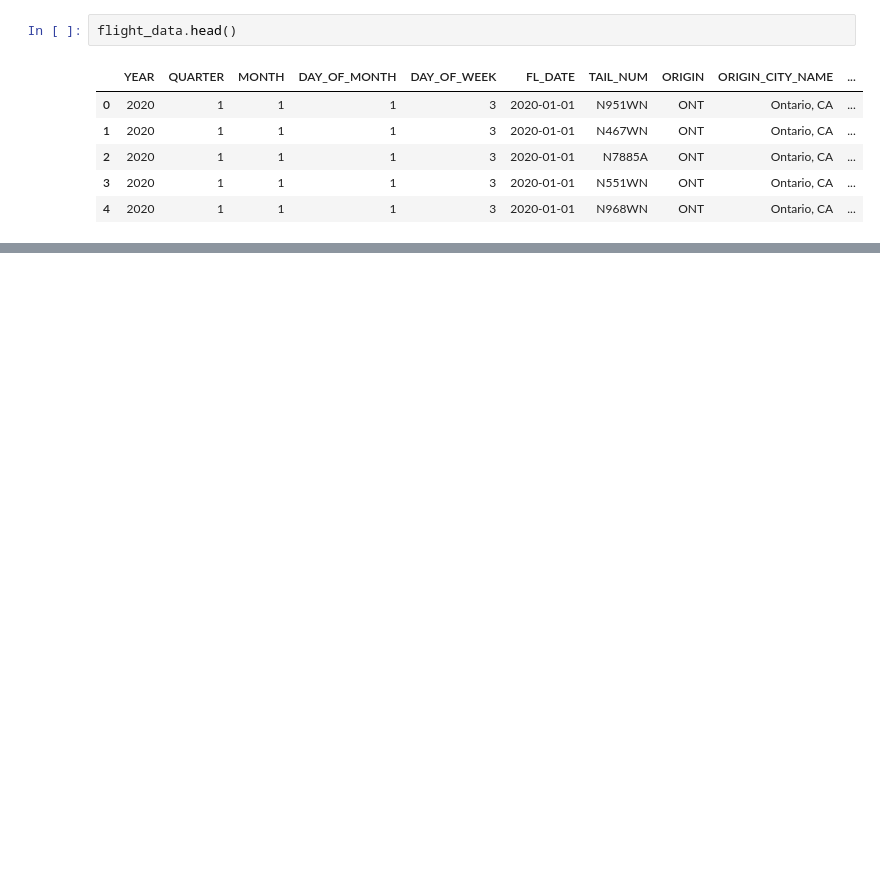
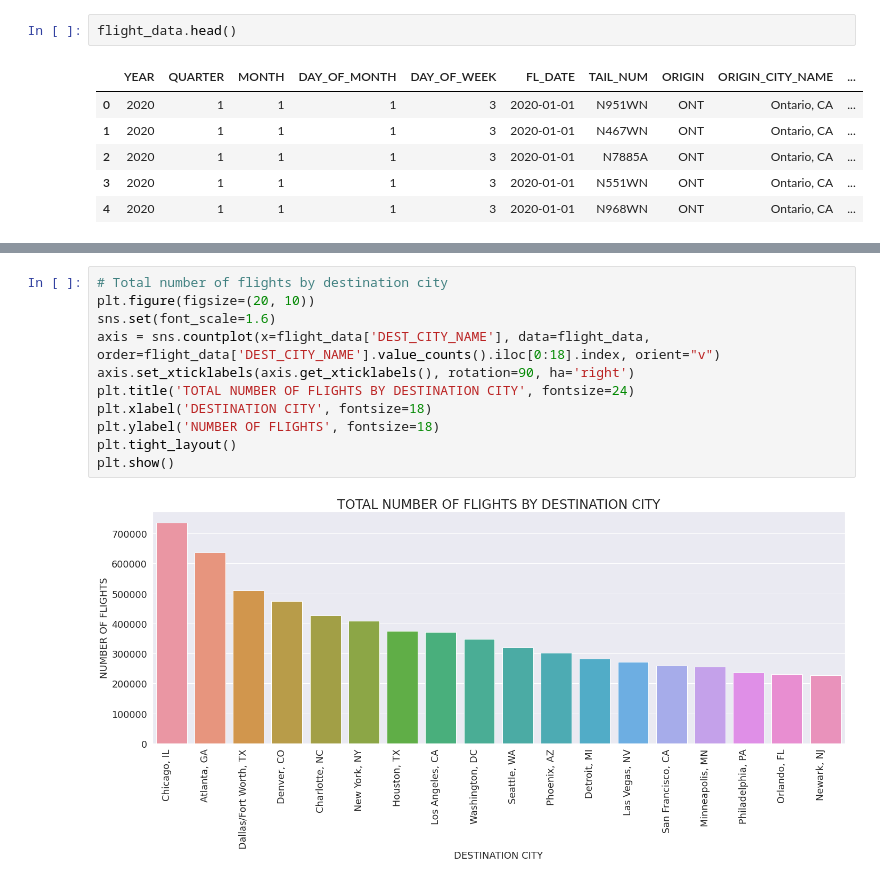
Before and after one commit to TharangaLakmali/Flight_delay_prediction, a Jupyter notebook: EDA.ipynb, the cells around one changed output, grey strips where cells are left out. Cells and saved outputs as stored; diff of their text form; blank space fills up the shorter version.

```diff
--- a/EDA.ipynb
+++ b/EDA.ipynb
@@ -133,0 +139,13 @@ klib.corr_mat(flight_data)
+# %%
+# Total number of flights by destination city
+plt.figure(figsize=(20, 10))
+sns.set(font_scale=1.6)
+axis = sns.countplot(x=flight_data['DEST_CITY_NAME'], data=flight_data, order=flight_data['DEST_CITY_NAME'].value_counts().iloc[0:18].index, orient="v")
+axis.set_xticklabels(axis.get_xticklabels(), rotation=90, ha='right')
+plt.title('TOTAL NUMBER OF FLIGHTS BY DESTINATION CITY', fontsize=24)
+plt.xlabel('DESTINATION CITY', fontsize=18)
+plt.ylabel('NUMBER OF FLIGHTS', fontsize=18)
+plt.tight_layout()
+plt.show()
+# %% [output]
+[figure, added]
```
Also changed, not shown: parts of 32 cells of this notebook.
